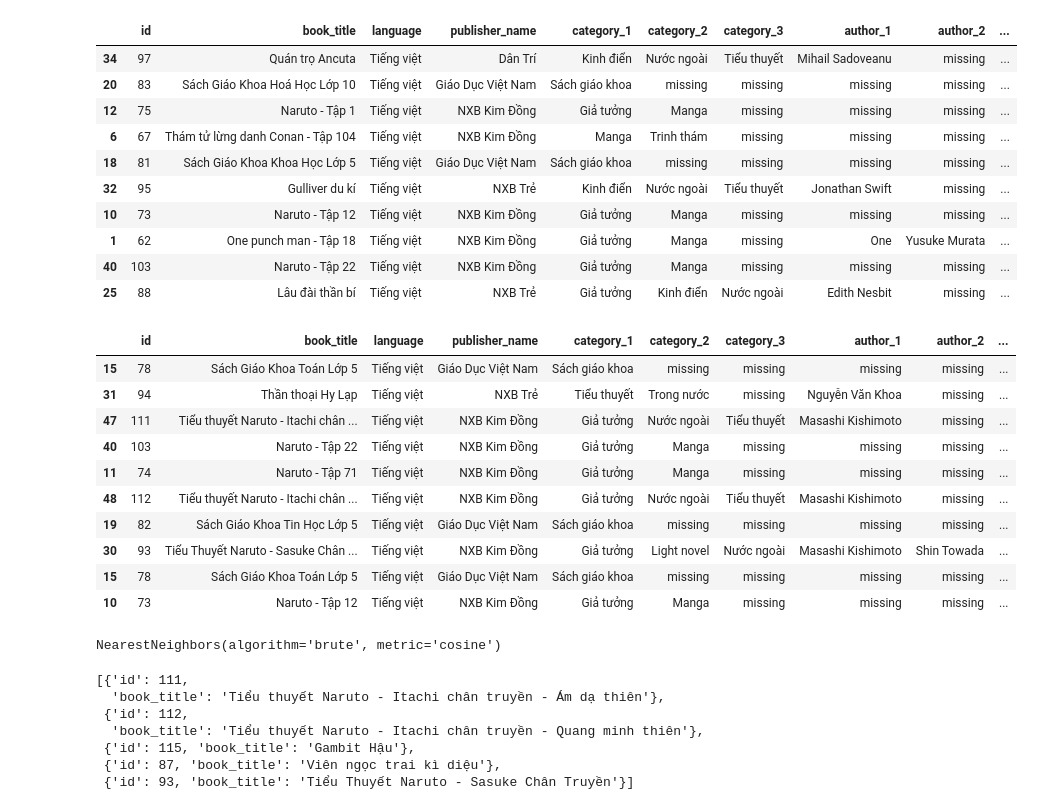
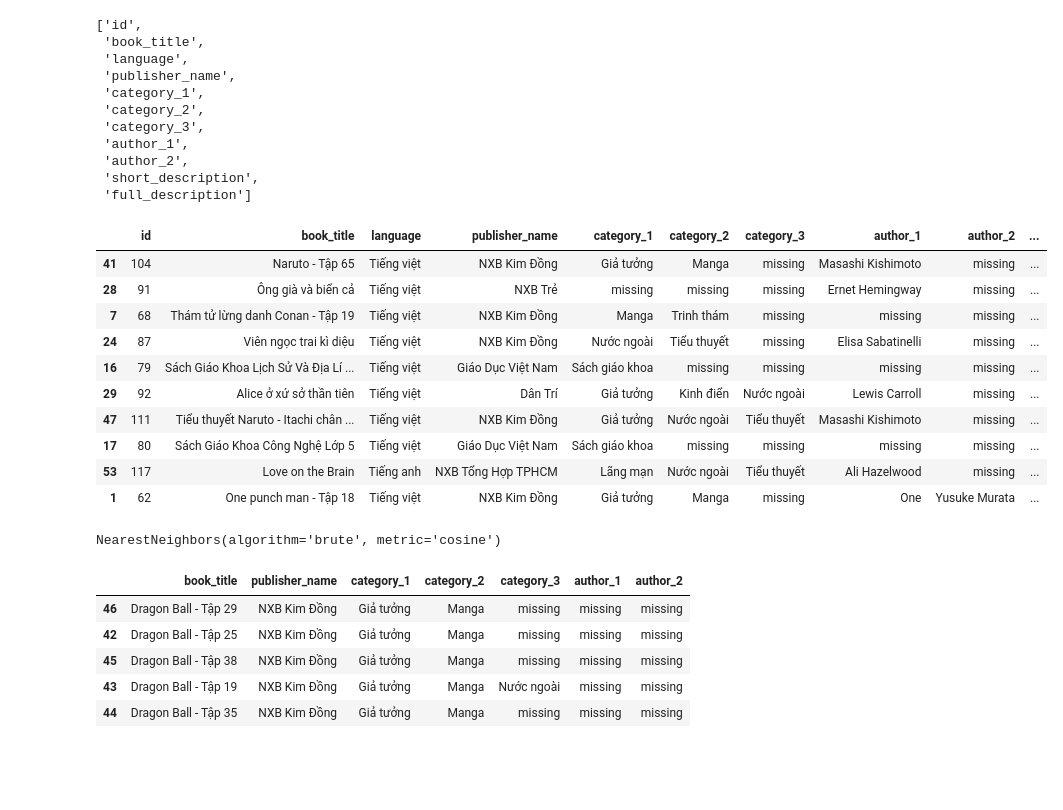
Before and after one commit to khanghy1000/book-store, a Jupyter notebook: recommender_nlp/training.ipynb, the cells around one changed output. Saved outputs shown, nothing was run; the diff lists cells and outputs as text; code cells hidden in the pictures; blank space fills up the shorter version.

```diff
--- a/recommender_nlp/training.ipynb
+++ b/recommender_nlp/training.ipynb
@@ -36,54 +36,55 @@ data.shape
 # %%
 data.iloc[random.choices(range(len(data)), k=10)]
+list(data.columns)
 # %% [output]
-|  | id | book_title | language | publisher_name | category_1 | category_2 | category_3 | author_1 | author_2 | ... |
-| 34 | 97 | Quán trọ Ancuta | Tiếng việt | Dân Trí | Kinh điển | Nước ngoài | Tiểu thuyết | Mihail Sadoveanu | missing | ... |
-| 20 | 83 | Sách Giáo Khoa Hoá Học Lớp 10 | Tiếng việt | Giáo Dục Việt Nam | Sách giáo khoa | missing | missing | missing | missing | ... |
-| 12 | 75 | Naruto - Tập 1 | Tiếng việt | NXB Kim Đồng | Giả tưởng | Manga | missing | missing | missing | ... |
-| 6 | 67 | Thám tử lừng danh Conan - Tập 104 | Tiếng việt | NXB Kim Đồng | Manga | Trinh thám | missing | missing | missing | ... |
-| 18 | 81 | Sách Giáo Khoa Khoa Học Lớp 5 | Tiếng việt | Giáo Dục Việt Nam | Sách giáo khoa | missing | missing | missing | missing | ... |
-| 32 | 95 | Gulliver du kí | Tiếng việt | NXB Trẻ | Kinh điển | Nước ngoài | Tiểu thuyết | Jonathan Swift | missing | ... |
-| 10 | 73 | Naruto - Tập 12 | Tiếng việt | NXB Kim Đồng | Giả tưởng | Manga | missing | missing | missing | ... |
-| 1 | 62 | One punch man - Tập 18 | Tiếng việt | NXB Kim Đồng | Giả tưởng | Manga | missing | One | Yusuke Murata | ... |
-| 40 | 103 | Naruto - Tập 22 | Tiếng việt | NXB Kim Đồng | Giả tưởng | Manga | missing | missing | missing | ... |
-| 25 | 88 | Lâu đài thần bí | Tiếng việt | NXB Trẻ | Giả tưởng | Kinh điển | Nước ngoài | Edith Nesbit | missing | ... |
+['id',
+ 'book_title',
+ 'language',
+ 'publisher_name',
+ 'category_1',
+ 'category_2',
+ 'category_3',
+ 'author_1',
+ 'author_2',
+ 'short_description',
+ 'full_description']
 # %%
 nlp = spacy.blank("vi")
 nlp.Defaults.stop_words.add("sách")
 
 
-def preprocess_text(text):
+def clean_text(text):
     doc = nlp(text.lower())
     tokens = [token.text for token in doc if not token.is_stop and not token.is_punct]
     return " ".join(tokens)
 
 
-data["cleaned_text"] = (
+data["clean_text"] = (
         data["book_title"] + " " +
         data["publisher_name"] + " " +
         data["category_1"] + " " +
         data["category_2"] + " " +
         data["category_3"] +
         data["author_1"] + " " +
         data["author_2"] + " " +
         data["short_description"] + " " +
         data["full_description"] + " "
 )
 
-data["cleaned_text"] = data["cleaned_text"].apply(preprocess_text)
+data["clean_text"] = data["clean_text"].apply(clean_text)
 
 data.iloc[random.choices(range(len(data)), k=10)]
 # %% [output]
 |  | id | book_title | language | publisher_name | category_1 | category_2 | category_3 | author_1 | author_2 | ... |
-| 15 | 78 | Sách Giáo Khoa Toán Lớp 5 | Tiếng việt | Giáo Dục Việt Nam | Sách giáo khoa | missing | missing | missing | missing | ... |
-| 31 | 94 | Thần thoại Hy Lạp | Tiếng việt | NXB Trẻ | Tiểu thuyết | Trong nước | missing | Nguyễn Văn Khoa | missing | ... |
+| 41 | 104 | Naruto - Tập 65 | Tiếng việt | NXB Kim Đồng | Giả tưởng | Manga | missing | Masashi Kishimoto | missing | ... |
+| 28 | 91 | Ông già và biển cả | Tiếng việt | NXB Trẻ | missing | missing | missing | Ernet Hemingway | missing | ... |
+| 7 | 68 | Thám tử lừng danh Conan - Tập 19 | Tiếng việt | NXB Kim Đồng | Manga | Trinh thám | missing | missing | missing | ... |
+| 24 | 87 | Viên ngọc trai kì diệu | Tiếng việt | NXB Kim Đồng | Nước ngoài | Tiểu thuyết | missing | Elisa Sabatinelli | missing | ... |
+| 16 | 79 | Sách Giáo Khoa Lịch Sử Và Địa Lí ... | Tiếng việt | Giáo Dục Việt Nam | Sách giáo khoa | missing | missing | missing | missing | ... |
+| 29 | 92 | Alice ở xứ sở thần tiên | Tiếng việt | Dân Trí | Giả tưởng | Kinh điển | Nước ngoài | Lewis Carroll | missing | ... |
 | 47 | 111 | Tiểu thuyết Naruto - Itachi chân ... | Tiếng việt | NXB Kim Đồng | Giả tưởng | Nước ngoài | Tiểu thuyết | Masashi Kishimoto | missing | ... |
-| 40 | 103 | Naruto - Tập 22 | Tiếng việt | NXB Kim Đồng | Giả tưởng | Manga | missing | missing | missing | ... |
-| 11 | 74 | Naruto - Tập 71 | Tiếng việt | NXB Kim Đồng | Giả tưởng | Manga | missing | missing | missing | ... |
-| 48 | 112 | Tiểu thuyết Naruto - Itachi chân ... | Tiếng việt | NXB Kim Đồng | Giả tưởng | Nước ngoài | Tiểu thuyết | Masashi Kishimoto | missing | ... |
-| 19 | 82 | Sách Giáo Khoa Tin Học Lớp 5 | Tiếng việt | Giáo Dục Việt Nam | Sách giáo khoa | missing | missing | missing | missing | ... |
-| 30 | 93 | Tiểu Thuyết Naruto - Sasuke Chân ... | Tiếng việt | NXB Kim Đồng | Giả tưởng | Light novel | Nước ngoài | Masashi Kishimoto | Shin Towada | ... |
-| 15 | 78 | Sách Giáo Khoa Toán Lớp 5 | Tiếng việt | Giáo Dục Việt Nam | Sách giáo khoa | missing | missing | missing | missing | ... |
-| 10 | 73 | Naruto - Tập 12 | Tiếng việt | NXB Kim Đồng | Giả tưởng | Manga | missing | missing | missing | ... |
+| 17 | 80 | Sách Giáo Khoa Công Nghệ Lớp 5 | Tiếng việt | Giáo Dục Việt Nam | Sách giáo khoa | missing | missing | missing | missing | ... |
+| 53 | 117 | Love on the Brain | Tiếng anh | NXB Tổng Hợp TPHCM | Lãng mạn | Nước ngoài | Tiểu thuyết | Ali Hazelwood | missing | ... |
+| 1 | 62 | One punch man - Tập 18 | Tiếng việt | NXB Kim Đồng | Giả tưởng | Manga | missing | One | Yusuke Murata | ... |
 # %%
 cv = CountVectorizer()
@@ -100,12 +102,10 @@ def recommend(user_input):
 # %%
-user_description = "tôi muốn mua sách tiểu thuyết của nxb kim đồng"
-
+user_description = "truyện manga dragon ball"
 recommend(user_description)
 # %% [output]
-[{'id': 111,
-  'book_title': 'Tiểu thuyết Naruto - Itachi chân truyền - Ám dạ thiên'},
- {'id': 112,
-  'book_title': 'Tiểu thuyết Naruto - Itachi chân truyền - Quang minh thiên'},
- {'id': 115, 'book_title': 'Gambit Hậu'},
- {'id': 87, 'book_title': 'Viên ngọc trai kì diệu'},
- {'id': 93, 'book_title': 'Tiểu Thuyết Naruto - Sasuke Chân Truyền'}]
+|  | book_title | publisher_name | category_1 | category_2 | category_3 | author_1 | author_2 |
+| 46 | Dragon Ball - Tập 29 | NXB Kim Đồng | Giả tưởng | Manga | missing | missing | missing |
+| 42 | Dragon Ball - Tập 25 | NXB Kim Đồng | Giả tưởng | Manga | missing | missing | missing |
+| 45 | Dragon Ball - Tập 38 | NXB Kim Đồng | Giả tưởng | Manga | missing | missing | missing |
+| 43 | Dragon Ball - Tập 19 | NXB Kim Đồng | Giả tưởng | Manga | Nước ngoài | missing | missing |
+| 44 | Dragon Ball - Tập 35 | NXB Kim Đồng | Giả tưởng | Manga | missing | missing | missing |
```
Also changed, not shown: parts of 3 cells of this notebook, 3 other files.
